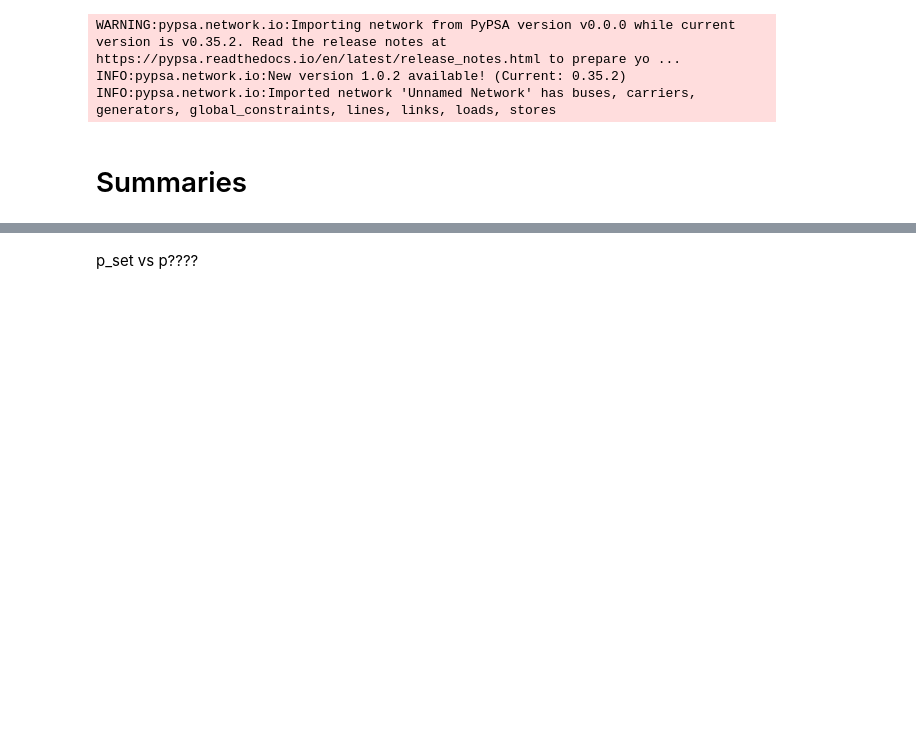
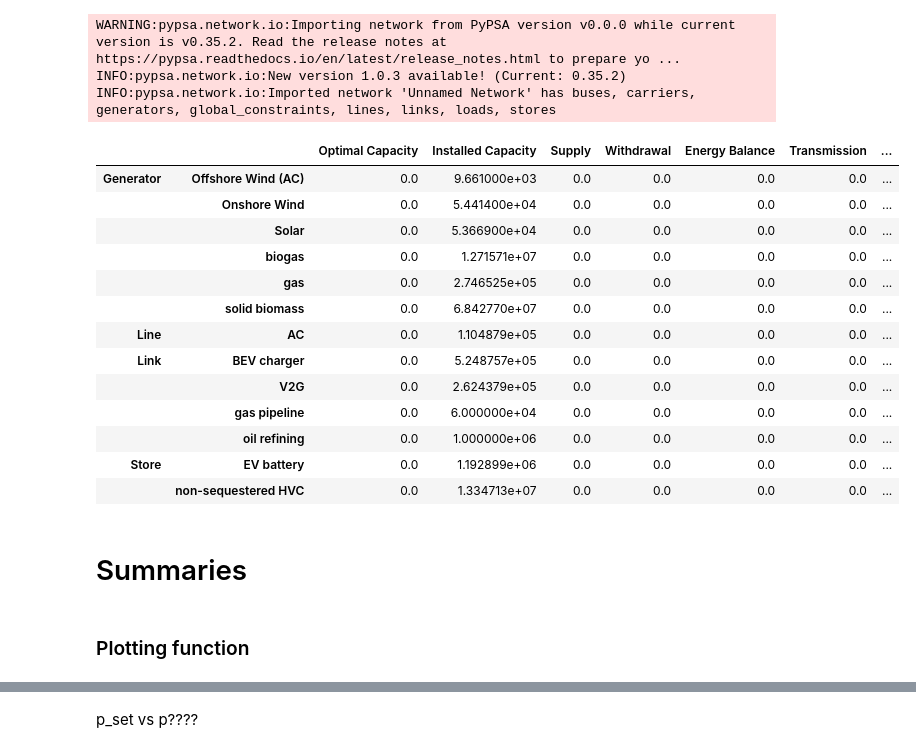
Before and after one commit to ayshaC/pypsa-eur, a Jupyter notebook: analysis/graph_network.ipynb, the cells around one changed output, grey strips where cells are left out. Saved outputs shown, nothing was run; the diff lists cells and outputs as text; code cells hidden in the pictures; blank space fills up the shorter version.

Commit message:
add network analysis file

```diff
--- a/analysis/graph_network.ipynb
+++ b/analysis/graph_network.ipynb
@@ -5,30 +5,38 @@ import pandas as pd
 import pypsa
 import yaml
 # %%
-# Load networks
-s_no_offshore = 'test-sector-no-offshore-wind'
-s_no_onshore = 'test-sector-no-onshore-wind'
-s_overnight_all = 'test-sector-overnight-all'
-sector_overnight_de = 'de-test-overnight/0'
-sector_overnight_de_1 = 'de-test-overnight/1'
-sector_overnight_de_2 = 'sector-overnight-2040-de-2'
-sector_overnight = 'test-sector-overnight'
-eur_test_overnight = 'eur-test-overnight/0'
-scenarios = [eur_test_overnight]
+# load networks
+# de_test_overnight3 = 'de-test-overnight/3'
+de_test_overnight6 = 'de-test-overnight/6'
+de_test_overnight6_imports = 'de-test-overnight/6_enable_imports'
+de_test_overnight7 = 'de-test-overnight/7'
+scenarios = [de_test_overnight7]
 
-n = {s: pypsa.Network(f'../results/{s}/networks/base_s_40___2030.nc') for s in scenarios}
-n_base = pypsa.Network('../resources/eur-test-overnight/0/networks/base_s_40___2030.nc')
+n = {s: pypsa.Network(f'../results/{s}/networks/base_s_5___2050.nc') for s in scenarios}
+# n_base = pypsa.Network('../resources/eur-test-overnight/0/networks/base_s_40___2030.nc')
 
-# network1 = '../results/test-elec-no-offshore-wind/networks/base_s_5___2030.nc'
-# network2 = '../results/test-elec-no-onshore-wind/networks/base_s_5___2030.nc'
-# n1 = pypsa.Network(network1)
-# n2 = pypsa.Network(network2)
+sample = de_test_overnight7
 # %% [output]
 WARNING:pypsa.network.io:Importing network from PyPSA version v0.0.0 while current version is v0.35.2. Read the release notes at https://pypsa.readthedocs.io/en/latest/release_notes.html to prepare yo ...
-INFO:pypsa.network.io:New version 1.0.2 available! (Current: 0.35.2)
+INFO:pypsa.network.io:New version 1.0.3 available! (Current: 0.35.2)
 INFO:pypsa.network.io:Imported network 'Unnamed Network' has buses, carriers, generators, global_constraints, lines, links, loads, stores
-# %% [markdown]
-# Summaries
+# %%
+n[sample].statistics()
+# %% [output]
+|  |  | Optimal Capacity | Installed Capacity | Supply | Withdrawal | Energy Balance | Transmission | ... |
+| Generator | Offshore Wind (AC) | 0.0 | 9.661000e+03 | 0.0 | 0.0 | 0.0 | 0.0 | ... |
+|  | Onshore Wind | 0.0 | 5.441400e+04 | 0.0 | 0.0 | 0.0 | 0.0 | ... |
+|  | Solar | 0.0 | 5.366900e+04 | 0.0 | 0.0 | 0.0 | 0.0 | ... |
+|  | biogas | 0.0 | 1.271571e+07 | 0.0 | 0.0 | 0.0 | 0.0 | ... |
+|  | gas | 0.0 | 2.746525e+05 | 0.0 | 0.0 | 0.0 | 0.0 | ... |
+|  | solid biomass | 0.0 | 6.842770e+07 | 0.0 | 0.0 | 0.0 | 0.0 | ... |
+| Line | AC | 0.0 | 1.104879e+05 | 0.0 | 0.0 | 0.0 | 0.0 | ... |
+| Link | BEV charger | 0.0 | 5.248757e+05 | 0.0 | 0.0 | 0.0 | 0.0 | ... |
+|  | V2G | 0.0 | 2.624379e+05 | 0.0 | 0.0 | 0.0 | 0.0 | ... |
+|  | gas pipeline | 0.0 | 6.000000e+04 | 0.0 | 0.0 | 0.0 | 0.0 | ... |
+|  | oil refining | 0.0 | 1.000000e+06 | 0.0 | 0.0 | 0.0 | 0.0 | ... |
+| Store | EV battery | 0.0 | 1.192899e+06 | 0.0 | 0.0 | 0.0 | 0.0 | ... |
+|  | non-sequestered HVC | 0.0 | 1.334713e+07 | 0.0 | 0.0 | 0.0 | 0.0 | ... |
 # %%
 with open(f"../config/plotting.default.yaml") as f:
     pypsa_config = yaml.safe_load(f)
@@ -40,3 +48,7 @@ sample = eur_test_overnight
+# %% [markdown]
+# Summaries
+# %% [markdown]
+### Plotting function
 # %%
 def stacked_barh_signed(
     data,
```
Also changed, not shown: parts of 43 cells of this notebook.
